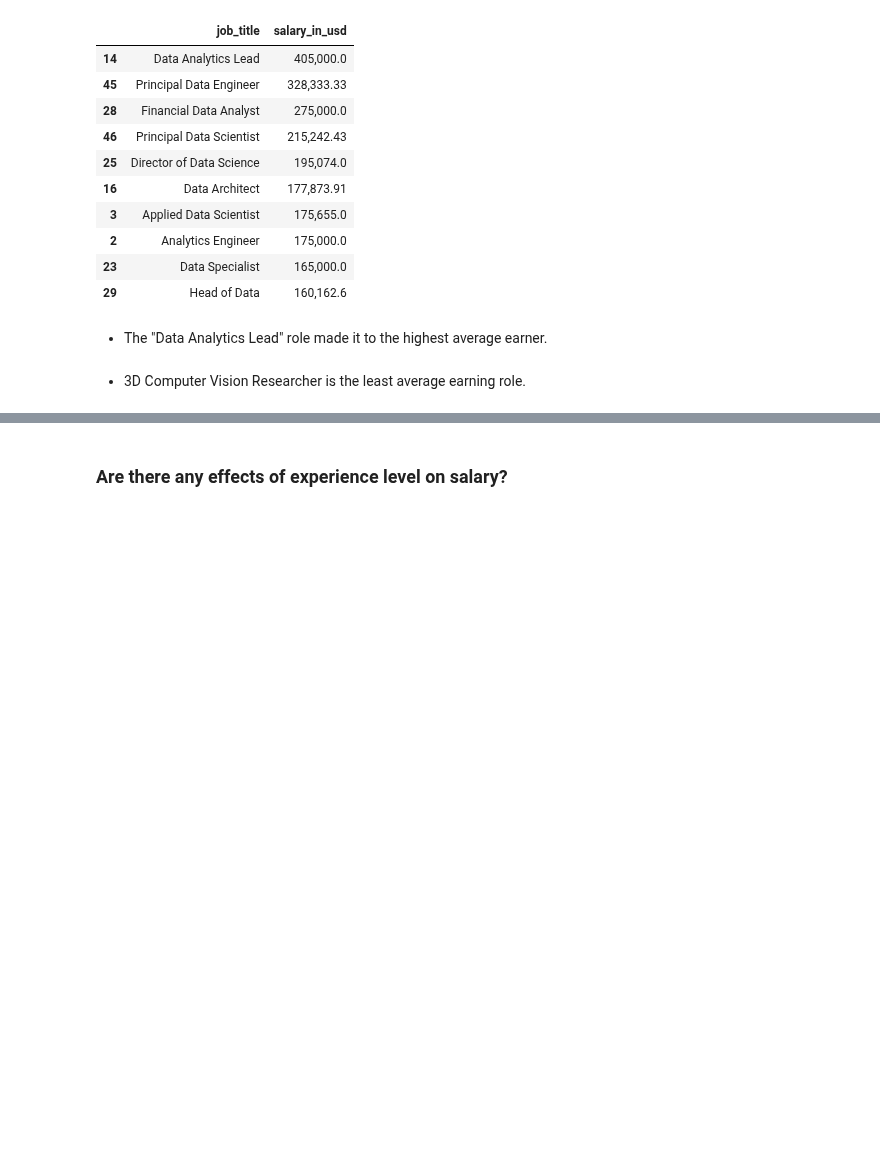
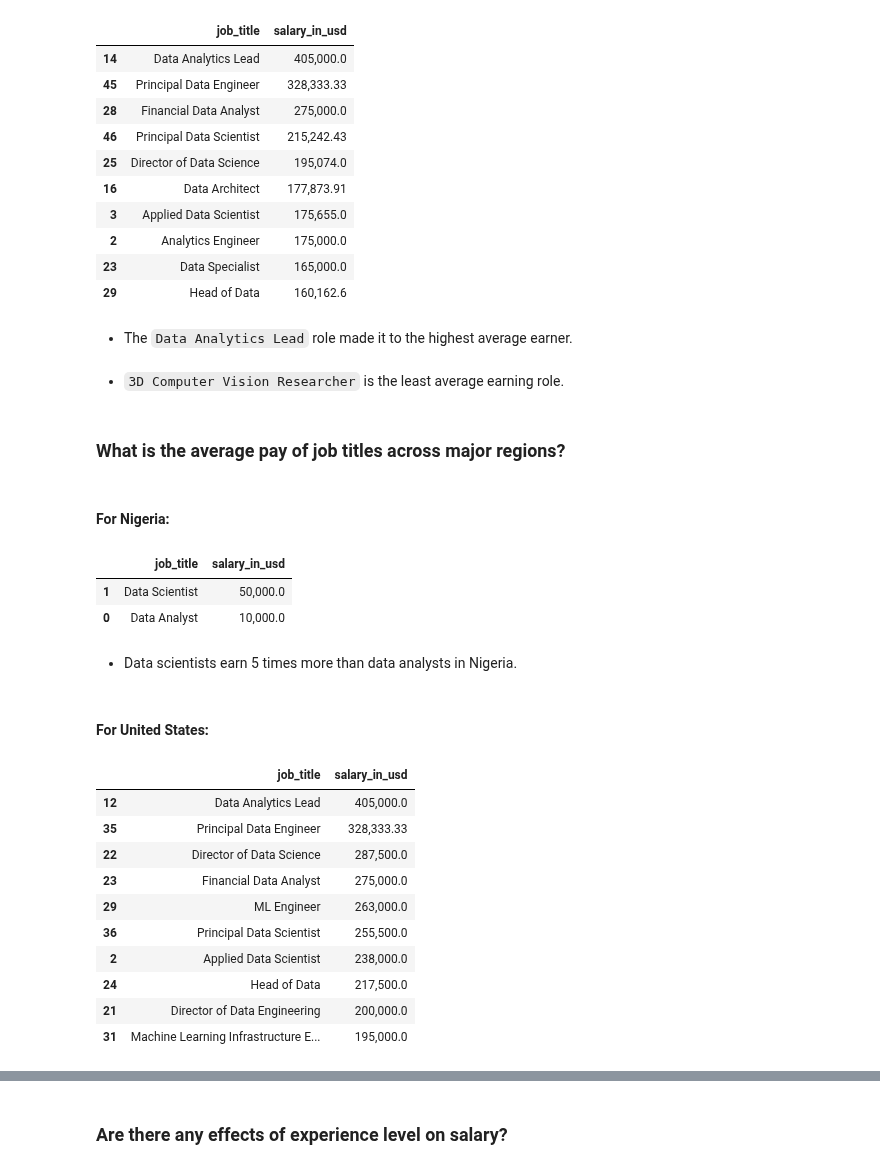
Before and after one commit to manuelinfosec/eda-analysis-of-data-science-job-salaries, a Jupyter notebook: main.ipynb, the cells around one changed output, grey strips where cells are left out. Drawn from its saved outputs; the diff is of its cells as text; code cells hidden in the pictures; blank space fills up the shorter version.

```diff
--- a/main.ipynb
+++ b/main.ipynb
@@ -337,5 +336,5 @@ fig = px.bar(avg_earn.head(10), x="job_title", y="salary_in_usd",
                                         yaxis_title="Salary (USD)", title_x=.5)
 fig
 # %% [markdown]
-- The "Data Analytics Lead" role made it to the highest average earner.
+- The `Data Analytics Lead` role made it to the highest average earner.
 # %%
@@ -345,3 +345,18 @@ fig = px.bar(avg_earn.tail(10).sort_values("salary_in_usd",ascending=True), x="j
 fig
 # %% [markdown]
-- 3D Computer Vision Researcher is the least average earning role.
+- `3D Computer Vision Researcher` is the least average earning role.
+# %% [markdown]
+### What is the average pay of job titles across major regions?
+# %% [markdown]
+#### For Nigeria:
+# %%
+avg_region_ng = data[data.company_location == 'NG']
+avg_region_ng = (avg_region_ng.groupby("job_title").mean()["salary_in_usd"]
+                            .reset_index()
+                        .sort_values("salary_in_usd",ascending=False)
+                    )
+avg_region_ng
+# %% [output]
+|  | job_title | salary_in_usd |
+| 1 | Data Scientist | 50,000.0 |
+| 0 | Data Analyst | 10,000.0 |
@@ -347,0 +369,24 @@ fig
+# %% [markdown]
+- Data scientists earn 5 times more than data analysts in Nigeria.
+# %% [markdown]
+#### For United States:
+# %%
+avg_region_us = data[data.company_location == 'US']
+avg_region_us = (avg_region_us.groupby("job_title").mean()["salary_in_usd"]
+                            .reset_index()
+                        .sort_values("salary_in_usd", ascending=False)
+                    ).round(decimals=2)
+
+avg_region_us.head(10)
+# %% [output]
+|  | job_title | salary_in_usd |
+| 12 | Data Analytics Lead | 405,000.0 |
+| 35 | Principal Data Engineer | 328,333.33 |
+| 22 | Director of Data Science | 287,500.0 |
+| 23 | Financial Data Analyst | 275,000.0 |
+| 29 | ML Engineer | 263,000.0 |
+| 36 | Principal Data Scientist | 255,500.0 |
+| 2 | Applied Data Scientist | 238,000.0 |
+| 24 | Head of Data | 217,500.0 |
+| 21 | Director of Data Engineering | 200,000.0 |
+| 31 | Machine Learning Infrastructure E... | 195,000.0 |
```
Also changed, not shown: parts of 23 cells of this notebook.
